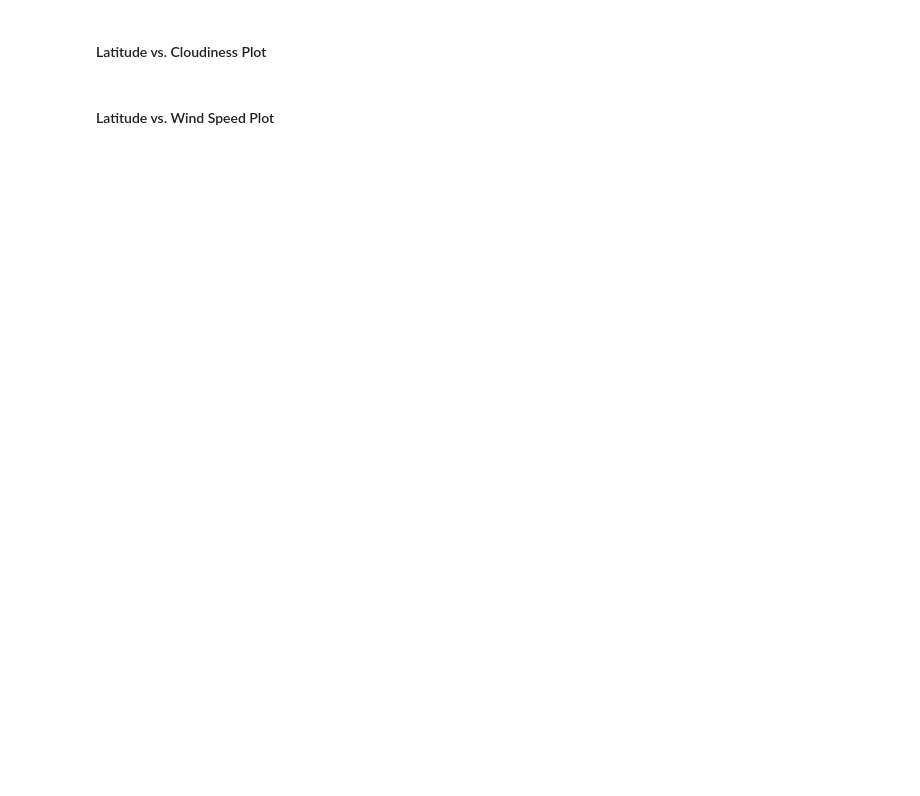
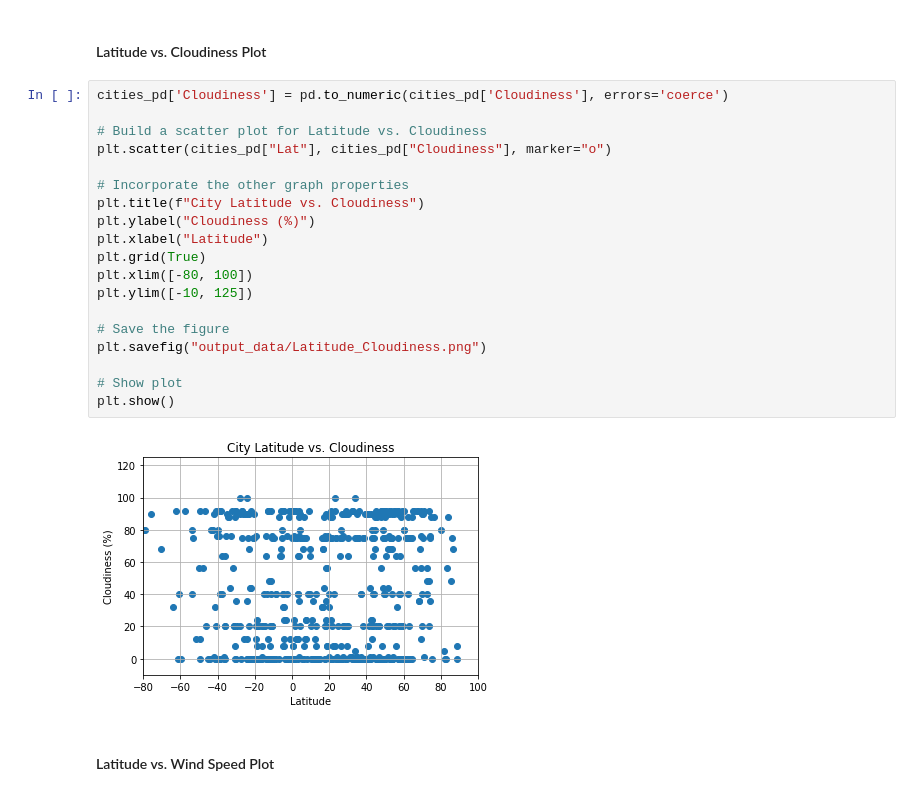
Before and after one commit to helenwu42/HW6-API, a Jupyter notebook: WeatherPy.ipynb, the cells around one changed output. Cells and saved outputs as stored; diff of their text form; blank space fills up the shorter version.

```diff
--- a/WeatherPy.ipynb
+++ b/WeatherPy.ipynb
@@ -171,4 +211,25 @@ City not found, skipping...
 # %% [markdown]
 #### Latitude vs. Cloudiness Plot
+# %%
+cities_pd['Cloudiness'] = pd.to_numeric(cities_pd['Cloudiness'], errors='coerce')
+
+# Build a scatter plot for Latitude vs. Cloudiness
+plt.scatter(cities_pd["Lat"], cities_pd["Cloudiness"], marker="o")
+
+# Incorporate the other graph properties
+plt.title(f"City Latitude vs. Cloudiness")
+plt.ylabel("Cloudiness (%)")
+plt.xlabel("Latitude")
+plt.grid(True)
+plt.xlim([-80, 100])
+plt.ylim([-10, 125])
+
+# Save the figure
+plt.savefig("output_data/Latitude_Cloudiness.png")
+
+# Show plot
+plt.show()
+# %% [output]
+[figure, added]
 # %% [markdown]
 #### Latitude vs. Wind Speed Plot
```
Also changed, not shown: parts of 7 cells of this notebook, 5 other files.
